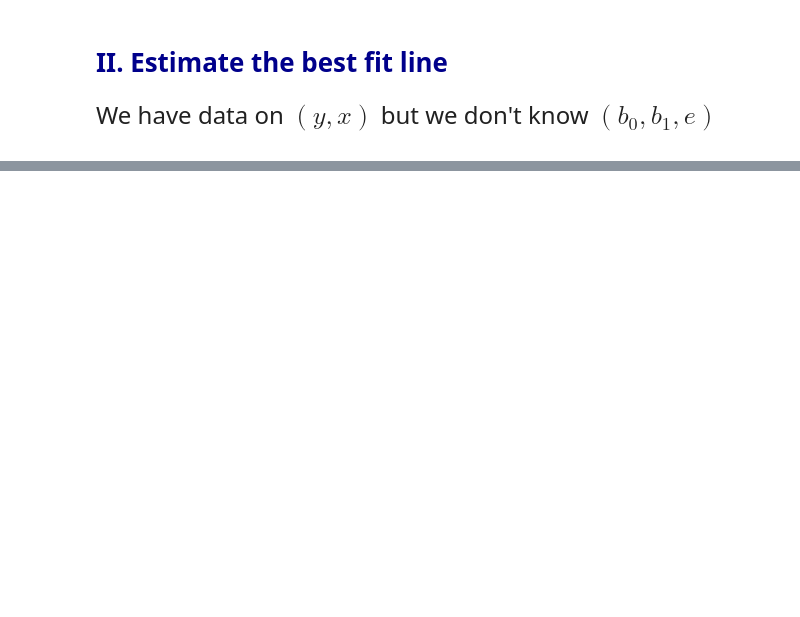
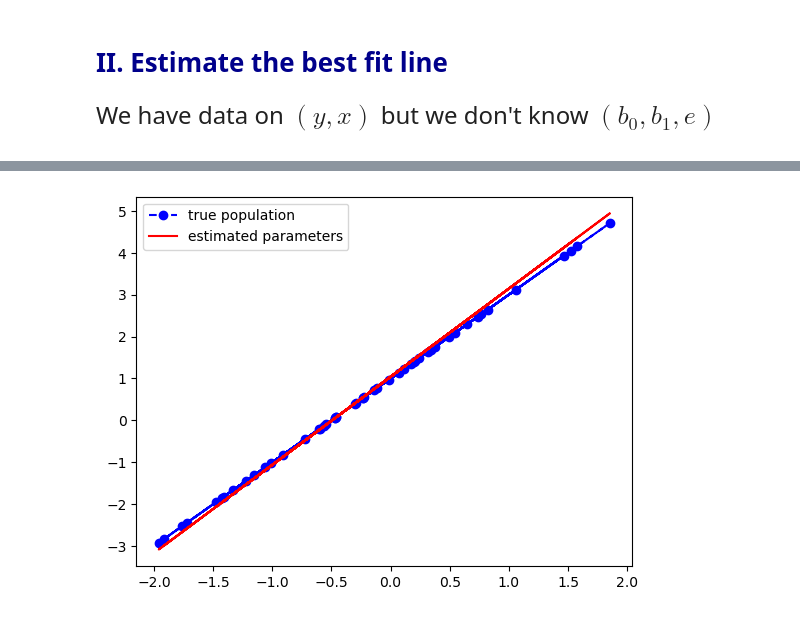
Before and after one commit to jadarro/qtm151_fall_2023, a Jupyter notebook: lecture_10/personal_lecture10.ipynb, the cells around one changed output, grey strips where cells are left out. Drawn from its saved outputs; the diff is of its cells as text; code cells hidden in the pictures; blank space fills up the shorter version.

```diff
--- a/lecture_10/personal_lecture10.ipynb
+++ b/lecture_10/personal_lecture10.ipynb
@@ -124,0 +264,8 @@ We have data on $(y,x)$ but we don't know $(b_0,b_1, e)$
+# %%
+# Write your own code
+plt.plot(dataset['x'], dataset['p'], "--o", color = "blue")
+plt.plot(dataset['x'],dataset['p_estimated'], color = "red")
+plt.legend(labels = ["true population", "estimated parameters"])
+plt.show()
+# %% [output]
+[figure, added]
```
Also changed, not shown: parts of 22 cells of this notebook.
